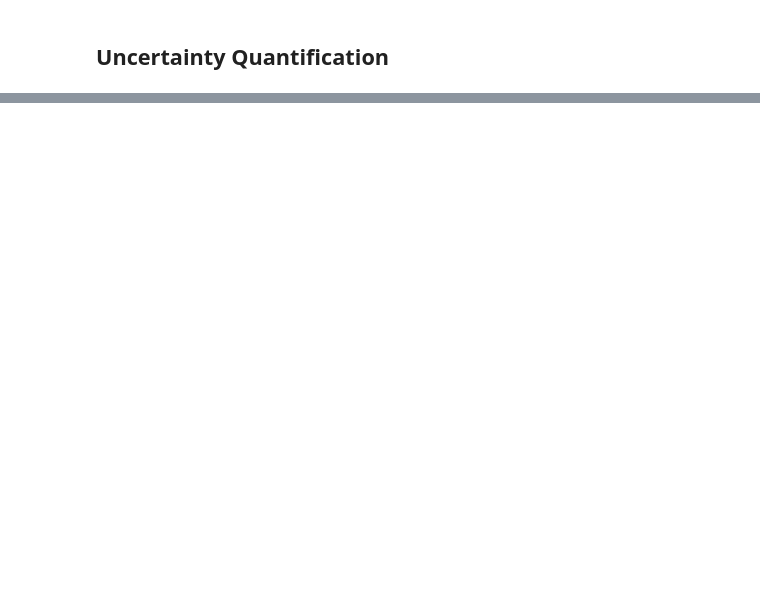
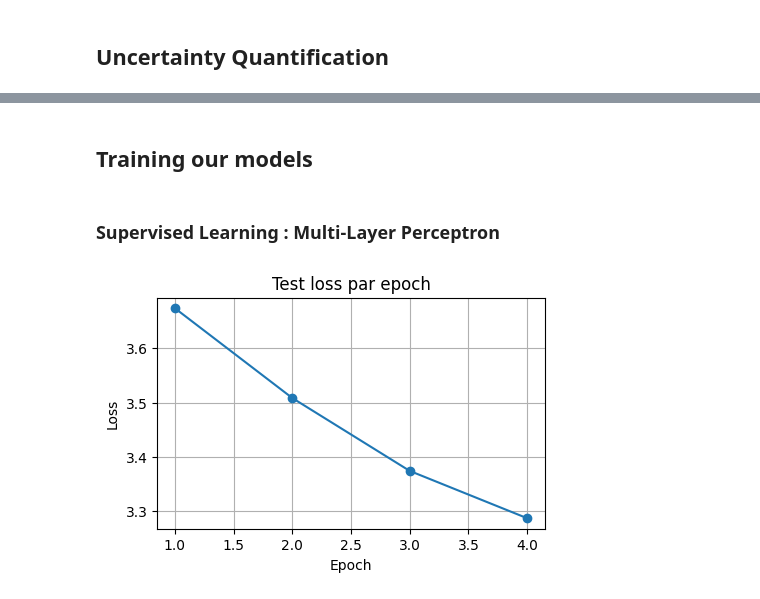
Before and after one commit to francois-thievon/MosAIk, a Jupyter notebook: demonstration/demo_quant_incertitudes.ipynb, the cells around one changed output, grey strips where cells are left out. Cells and saved outputs as stored; diff of their text form; code cells hidden in the pictures; blank space fills up the shorter version.

```diff
--- a/demonstration/demo_quant_incertitudes.ipynb
+++ b/demonstration/demo_quant_incertitudes.ipynb
@@ -835,0 +1502,80 @@ plt.show()
+# %% [markdown]
+## Training our models
+# %% [markdown]
+### Supervised Learning : Multi-Layer Perceptron
+# %%
+# Entraînement d'un MLP sur GPU (si dispo)
+from IPython.display import clear_output, display
+
+device = torch.device("cuda" if torch.cuda.is_available() else "cpu")
+print("Device:", device)
+
+class MLP_CIFAR90(nn.Module):
+    def __init__(self):
+        super().__init__()
+        self.net = nn.Sequential(
+            nn.Flatten(),
+            nn.Linear(32 * 32 * 3, 512), nn.ReLU(),
+            nn.Linear(512, 256), nn.ReLU(),
+            nn.Linear(256, 128), nn.ReLU(),
+            nn.Linear(128, 64), nn.ReLU(),
+            nn.Linear(64, 32), nn.ReLU(),
+            nn.Linear(32, 90)
+        )
+
+    def forward(self, x):
+        return self.net(x)
+
+mlp_cifar90 = MLP_CIFAR90().to(device)
+criterion = nn.CrossEntropyLoss()
+optimizer = optim.Adam(mlp_cifar90.parameters(), lr=1e-3)
+
+epochs = 4
+test_losses = []
+
+fig, ax = plt.subplots(figsize=(5, 3))
+for epoch in range(1, epochs + 1):
+    mlp_cifar90.train()
+    running_loss = 0.0
+    for x, y in tqdm(cifar90_train_loader, desc=f"Epoch {epoch}"):
+        x, y = x.to(device), y.to(device)
+        optimizer.zero_grad()
+        logits = mlp_cifar90(x)
+        loss = criterion(logits, y)
+        loss.backward()
+        optimizer.step()
+        running_loss += loss.item() * x.size(0)
+    train_loss = running_loss / len(cifar90_train_loader.dataset)
+
+    mlp_cifar90.eval()
+    correct = 0
+    total = 0
+    test_loss = 0.0
+    with torch.no_grad():
+        for x, y in cifar90_test_loader:
+            x, y = x.to(device), y.to(device)
+            logits = mlp_cifar90(x)
+            loss = criterion(logits, y)
+            test_loss += loss.item() * x.size(0)
+            preds = logits.argmax(dim=1)
+            correct += (preds == y).sum().item()
+            total += y.size(0)
+    test_loss = test_loss / len(cifar90_test_loader.dataset)
+    test_losses.append(test_loss)
+    acc = correct / total
+    print(f"Epoch {epoch} - loss: {train_loss:.4f} - val_loss: {test_loss:.4f} - acc: {acc:.4f}")
+
+    # Actualisation du même graphe (taille fixe)
+    clear_output(wait=True)
+    ax.cla()
+    ax.plot(range(1, len(test_losses) + 1), test_losses, marker="o")
+    ax.set_title("Test loss par epoch")
+    ax.set_xlabel("Epoch")
+    ax.set_ylabel("Loss")
+    ax.grid(True)
+    display(fig)
+
+plt.close(fig)
+print(mlp_cifar90)
+# %% [output]
+[figure, added]
```
Also changed, not shown: parts of 51 cells of this notebook, 2 other files.
